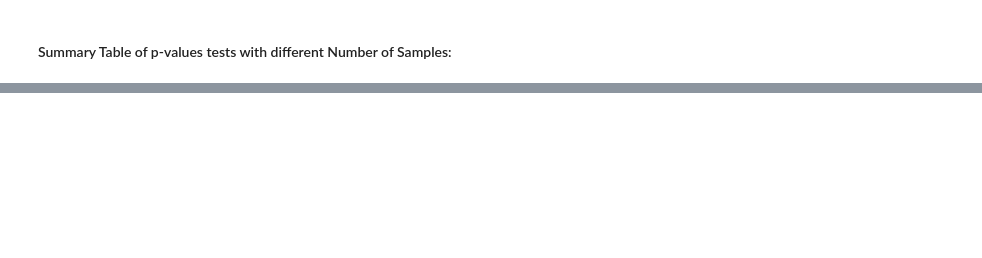
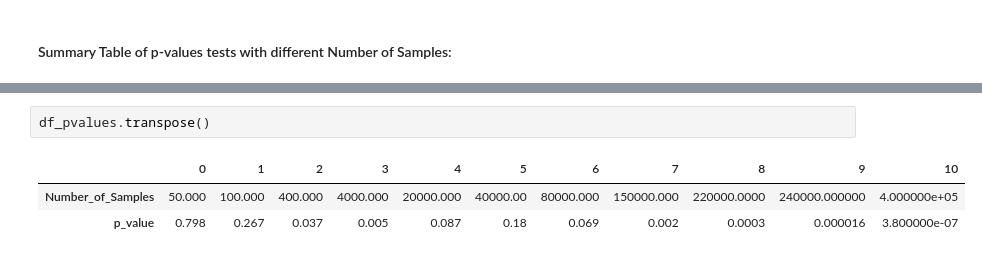
Before and after one commit to ssatti0/Springboard_work, a Jupyter notebook: Capstone 1 project/US_Accidents_Statistical Analysis.ipynb, the cells around one changed output, grey strips where cells are left out. Cells and saved outputs as stored; diff of their text form; blank space fills up the shorter version.

```diff
--- a/Capstone 1 project/US_Accidents_Statistical Analysis.ipynb
+++ b/Capstone 1 project/US_Accidents_Statistical Analysis.ipynb
@@ -217,0 +259,6 @@ df_lists
+# %%
+df_pvalues.transpose()
+# %% [output]
+|  | 0 | 1 | 2 | 3 | 4 | 5 | 6 | 7 | 8 | 9 | 10 |
+| Number_of_Samples | 50.000 | 100.000 | 400.000 | 4000.000 | 20000.000 | 40000.00 | 80000.000 | 150000.000 | 220000.0000 | 240000.000000 | 4.000000e+05 |
+| p_value | 0.798 | 0.267 | 0.037 | 0.005 | 0.087 | 0.18 | 0.069 | 0.002 | 0.0003 | 0.000016 | 3.800000e-07 |
```
Also changed, not shown: parts of 19 cells of this notebook.
